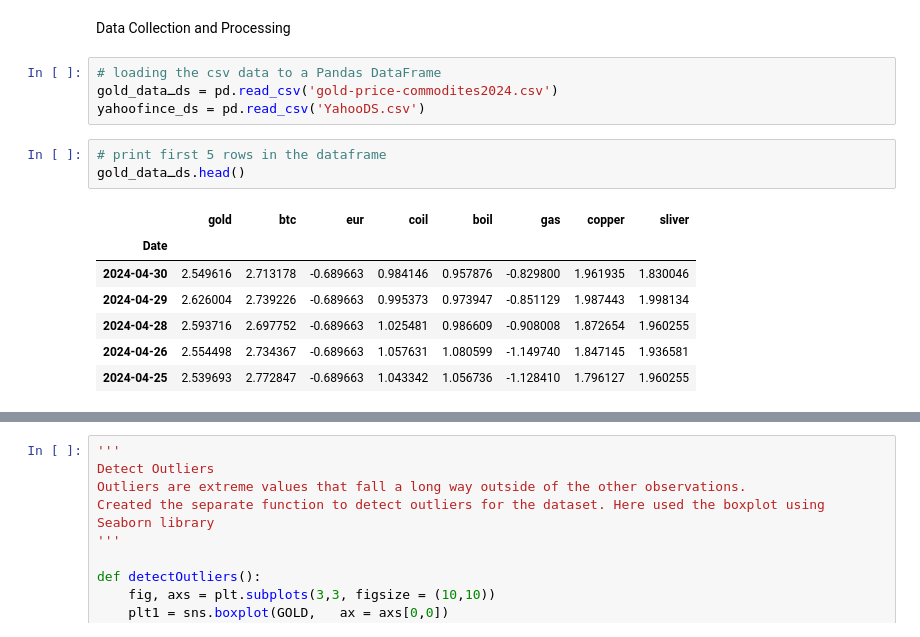
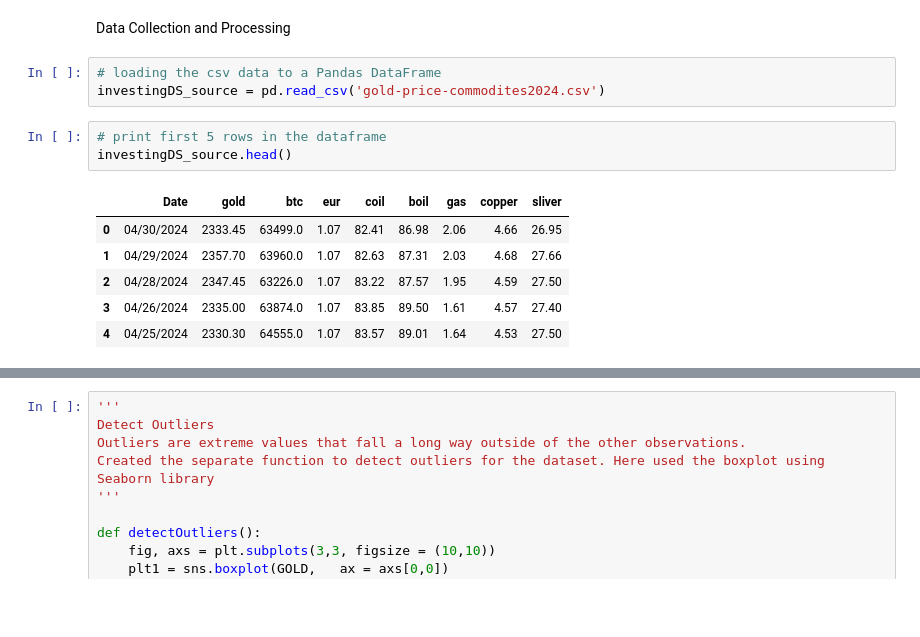
Before and after one commit to appsstuff/GoldPricePredictionDS, a Jupyter notebook: Gold_price_prediction.ipynb, the cells around one changed output, grey strips where cells are left out. Drawn from its saved outputs; the diff is of its cells as text; blank space fills up the shorter version.

```diff
--- a/Gold_price_prediction.ipynb
+++ b/Gold_price_prediction.ipynb
@@ -28,16 +28,14 @@ Mounted at /content/drive
 Data Collection and Processing
 # %%
 # loading the csv data to a Pandas DataFrame
-gold_dataـds = pd.read_csv('gold-price-commodites2024.csv')
-yahoofince_ds = pd.read_csv('YahooDS.csv')
+investingDS_source = pd.read_csv('gold-price-commodites2024.csv')
 # %%
 # print first 5 rows in the dataframe
-gold_dataـds.head()
+investingDS_source.head()
 # %% [output]
-|  | gold | btc | eur | coil | boil | gas | copper | sliver |
-| Date |  |  |  |  |  |  |  |  |
-| 2024-04-30 | 2.549616 | 2.713178 | -0.689663 | 0.984146 | 0.957876 | -0.829800 | 1.961935 | 1.830046 |
-| 2024-04-29 | 2.626004 | 2.739226 | -0.689663 | 0.995373 | 0.973947 | -0.851129 | 1.987443 | 1.998134 |
-| 2024-04-28 | 2.593716 | 2.697752 | -0.689663 | 1.025481 | 0.986609 | -0.908008 | 1.872654 | 1.960255 |
-| 2024-04-26 | 2.554498 | 2.734367 | -0.689663 | 1.057631 | 1.080599 | -1.149740 | 1.847145 | 1.936581 |
-| 2024-04-25 | 2.539693 | 2.772847 | -0.689663 | 1.043342 | 1.056736 | -1.128410 | 1.796127 | 1.960255 |
+|  | Date | gold | btc | eur | coil | boil | gas | copper | sliver |
+| 0 | 04/30/2024 | 2333.45 | 63499.0 | 1.07 | 82.41 | 86.98 | 2.06 | 4.66 | 26.95 |
+| 1 | 04/29/2024 | 2357.70 | 63960.0 | 1.07 | 82.63 | 87.31 | 2.03 | 4.68 | 27.66 |
+| 2 | 04/28/2024 | 2347.45 | 63226.0 | 1.07 | 83.22 | 87.57 | 1.95 | 4.59 | 27.50 |
+| 3 | 04/26/2024 | 2335.00 | 63874.0 | 1.07 | 83.85 | 89.50 | 1.61 | 4.57 | 27.40 |
+| 4 | 04/25/2024 | 2330.30 | 64555.0 | 1.07 | 83.57 | 89.01 | 1.64 | 4.53 | 27.50 |
```
Also changed, not shown: parts of 46 cells of this notebook.
